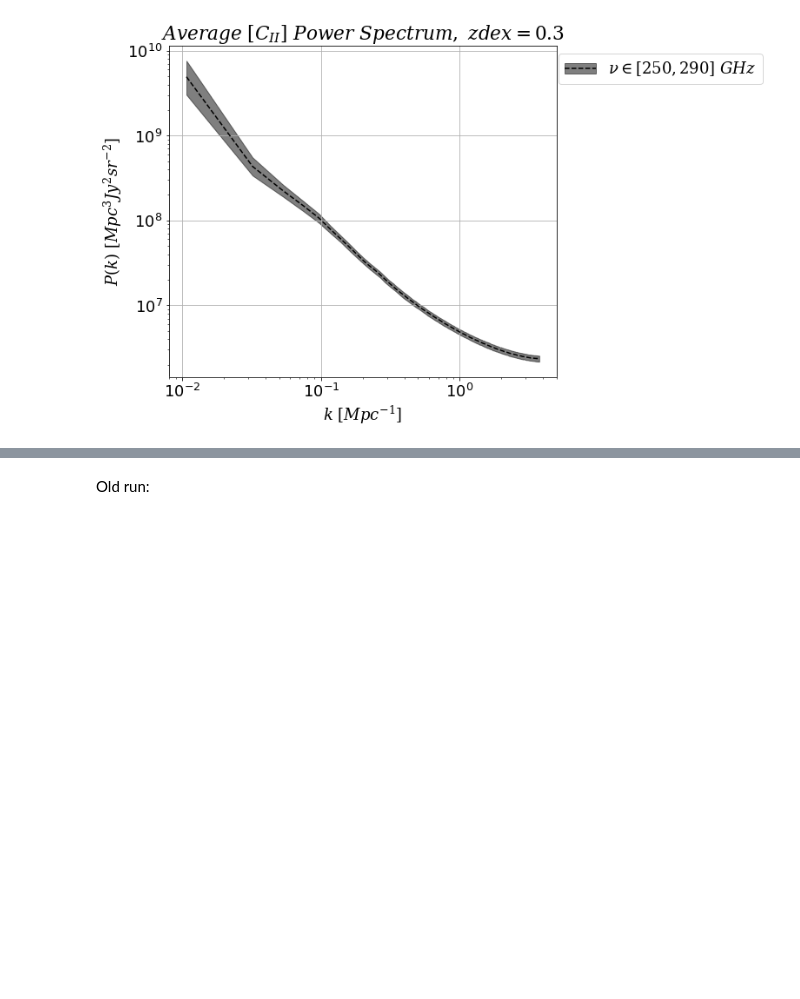
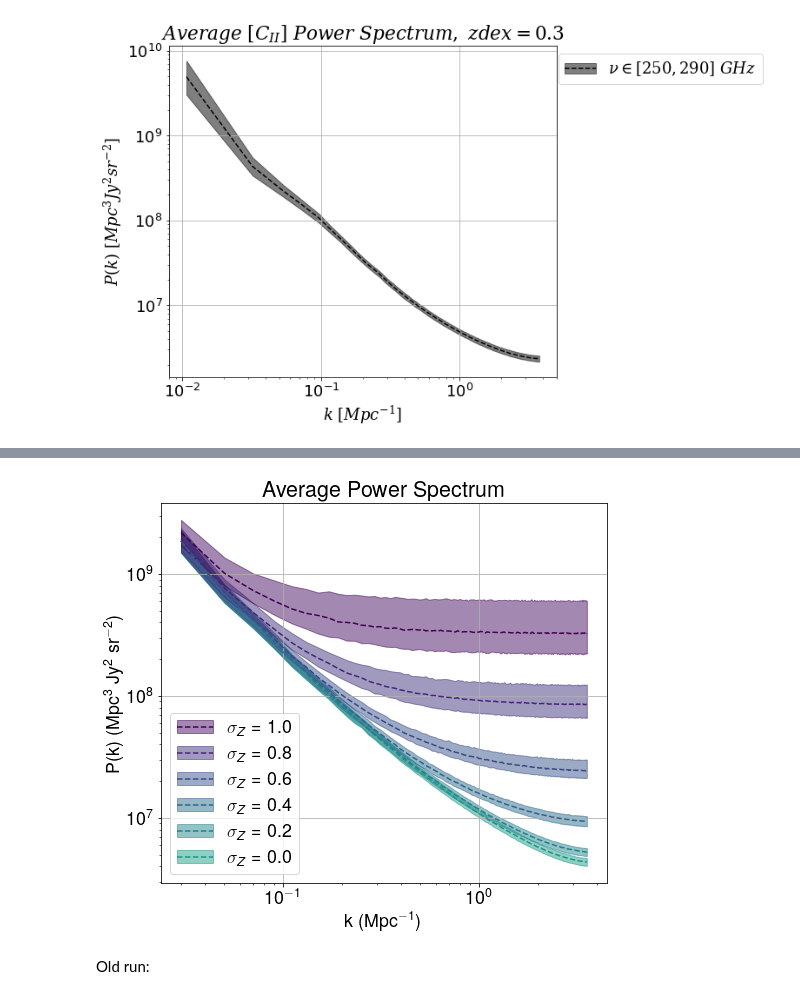
Before and after one commit to PatrickHorlaville/CITA_LIM, a Jupyter notebook: Many_Reals_Copy3.ipynb, the cells around one changed output, grey strips where cells are left out. Saved outputs shown, nothing was run; the diff lists cells and outputs as text; code cells hidden in the pictures; blank space fills up the shorter version.

Commit message:
adding newest corrections for paper

```diff
--- a/Many_Reals_Copy3.ipynb
+++ b/Many_Reals_Copy3.ipynb
@@ -894,0 +950,15 @@ Text(0.5, 1.0, '$Average\\ [C_{II}]\\ Power\\ Spectrum,\\ zdex=0.3$')
+# %%
+pspec00 = [0 for i in range(len(onlyfiles))]
+pspec02 = [0 for i in range(len(onlyfiles))]
+pspec04 = [0 for i in range(len(onlyfiles))]
+pspec06 = [0 for i in range(len(onlyfiles))]
+pspec08 = [0 for i in range(len(onlyfiles))]
+pspec10 = [0 for i in range(len(onlyfiles))]
+
+for i in range(len(onlyfiles)):
+    pspec00[i] = np.load('/mnt/scratch-lustre/horlaville/nuObs270_corr/zdex00/pspec/cii_pspec'+str(i)+'.npy')
+    pspec02[i] = np.load('/mnt/scratch-lustre/horlaville/nuObs270_corr/zdex02//pspec/cii_pspec'+str(i)+'.npy')
+    pspec04[i] = np.load('/mnt/scratch-lustre/horlaville/nuObs270_corr/zdex04/alpha_cii_0-024/alpha_mhi_0-74/Mmin_2-10e10/alpha0_-1_412/gamma0_0_31/pspec/cii_pspec'+str(i)+'.npy')
+    pspec06[i] = np.load('/mnt/scratch-lustre/horlaville/nuObs270_corr/zdex06/pspec/cii_pspec'+str(i)+'.npy')
+    pspec08[i] = np.load('/mnt/scratch-lustre/horlaville/nuObs270_corr/zdex08/pspec/cii_pspec'+str(i)+'.npy')
+    pspec10[i] = np.load('/mnt/scratch-lustre/horlaville/nuObs270_corr/zdex10/pspec/cii_pspec'+str(i)+'.npy')
@@ -895,3 +989,53 @@ Text(0.5, 1.0, '$Average\\ [C_{II}]\\ Power\\ Spectrum,\\ zdex=0.3$')
+# %%
+pspecs_k = k_arr
+# %%
+f, a = plt.subplots()
+
+a.fill_between(pspecs_k[1:], Pk_00_down[1:], Pk_00_up[1:], alpha = 0.5, edgecolor='#1F968BFF', facecolor='#20A387FF')
+p01 = a.plot(pspecs_k[1:], Pk_trend_00[1:], color = '#1F968BFF', linestyle = '--')
+p02 = a.fill(np.nan, np.nan, alpha=0.5, edgecolor='#1F968BFF', facecolor='#20A387FF')
+
+
+a.fill_between(pspecs_k[1:], Pk_02_down[1:], Pk_02_up[1:], alpha=0.5, edgecolor='#287D8EFF', facecolor='#238A8DFF')
+p21 = a.plot(pspecs_k[1:], Pk_trend_02[1:], color = '#287D8EFF', linestyle = '--')
+p22 = a.fill(np.nan, np.nan, alpha=0.5, edgecolor='#287D8EFF', facecolor='#238A8DFF')
+
+
+a.fill_between(pspecs_k[1:], Pk_04_down[1:], Pk_04_up[1:], alpha=0.5, edgecolor='#33638DFF', facecolor='#2D708EFF')
+p41 = a.plot(pspecs_k[1:], Pk_trend_04[1:], color = '#33638DFF', linestyle = '--')
+p42 = a.fill(np.nan, np.nan, alpha=0.5, edgecolor='#33638DFF', facecolor='#2D708EFF')
+
+
+a.fill_between(pspecs_k[1:], Pk_06_down[1:], Pk_06_up[1:], alpha=0.5, edgecolor='#404788FF', facecolor='#39568CFF')
+p61 = a.plot(pspecs_k[1:], Pk_trend_06[1:], color = '#404788FF', linestyle = '--')
+p62 = a.fill(np.nan, np.nan, alpha=0.5, edgecolor='#404788FF', facecolor='#39568CFF')
+
+
+a.fill_between(pspecs_k[1:], Pk_08_down[1:], Pk_08_up[1:], alpha=0.5, edgecolor='#482677FF', facecolor='#453781FF')
+p81 = a.plot(pspecs_k[1:], Pk_trend_08[1:], color = '#482677FF', linestyle = '--')
+p82 = a.fill(np.nan, np.nan, alpha=0.5, edgecolor='#482677FF', facecolor='#453781FF')
+
+
+a.fill_between(pspecs_k[1:], Pk_10_down[1:], Pk_10_up[1:], alpha=0.5, edgecolor='#440154FF', facecolor='#481567FF')
+p101 = a.plot(pspecs_k[1:], Pk_trend_10[1:], color = '#440154FF', linestyle = '--')
+p102 = a.fill(np.nan, np.nan, alpha=0.5, edgecolor='#440154FF', facecolor='#481567FF')
+
+#a.legend([(p02[0], p01[0]), (p22[0], p21[0]), (p42[0], p41[0]), (p62[0], p61[0]), (p82[0], p81[0]), (p102[0], p101[0]), ], [('$\\sigma_Z$ = 0.0'), ('$\\sigma_Z$ = 0.2'), ('$\\sigma_Z$ = 0.4'), ('$\\sigma_Z$ = 0.6'), ('$\\sigma_Z$ = 0.8'), ('$\\sigma_Z$ = 1.0') ])
+a.legend([(p102[0], p101[0]), (p82[0], p81[0]), (p62[0], p61[0]), (p42[0], p41[0]), (p22[0], p21[0]), (p02[0], p01[0]), ], [('$\\sigma_Z$ = 1.0'), ('$\\sigma_Z$ = 0.8'), ('$\\sigma_Z$ = 0.6'), ('$\\sigma_Z$ = 0.4'), ('$\\sigma_Z$ = 0.2'), ('$\\sigma_Z$ = 0.0') ])
+
+
+
+
+plt.xscale('log')
+plt.yscale('log')
+plt.grid()
+plt.xlabel('k (Mpc$^{-1}$)')
+plt.ylabel('P(k) (Mpc$^3$ Jy$^2$ sr$^{-2}$)')
+plt.title('Average Power Spectrum')
+
+plt.savefig('paper_figs/corr/pspecs_zdexs.pdf', bbox_inches = 'tight')
+# %% [output]
+[figure, added]
 # %% [markdown]
 Old run:
 # %%
```
Also changed, not shown: parts of 11 cells of this notebook, 11 other files.
